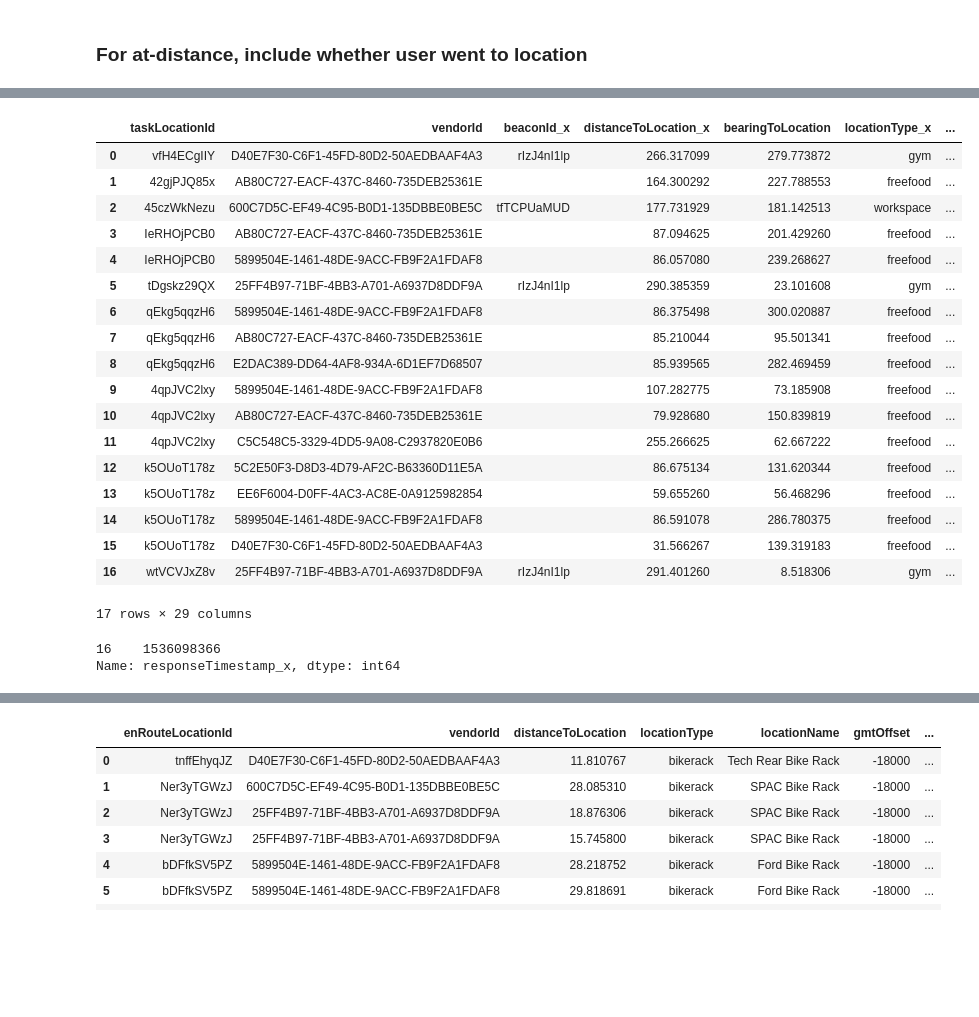
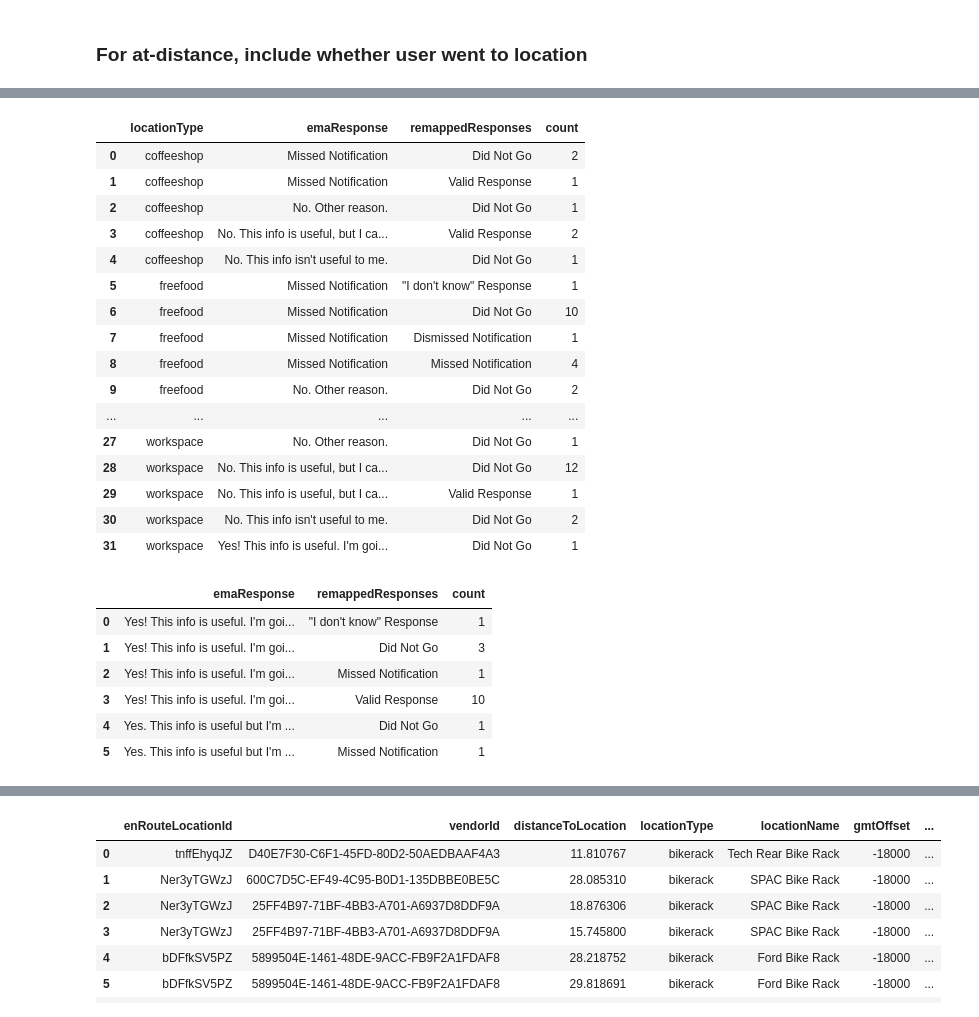
Before and after one commit to NUDelta/les-study-analysis, a Jupyter notebook: su2018/4X-summer-study-analysis.ipynb, the cells around one changed output, grey strips where cells are left out. Cells and saved outputs as stored; diff of their text form; code cells hidden in the pictures; blank space fills up the shorter version.

Commit message:
more robust calculation for expand going to location

```diff
--- a/su2018/4X-summer-study-analysis.ipynb
+++ b/su2018/4X-summer-study-analysis.ipynb
@@ -489,3 +554,8 @@ atdist['date'] = pd.to_datetime(atdist['notificationTimestamp'] + atdist['gmtOff
 atdist['week'] = atdist['date'].apply(lambda x: 'Week 1' if x < mid_time_date.date() else 'Week 2')
 # %% [markdown]
 ### For at-distance, include whether user went to location
+# %%
+# eXpand providing more data at location overall
+atdist_didgo_overall = merge_atdist_atloc(deepcopy(atdist), deepcopy(atloc))
+atdist_didgo_overall['time_diff_seconds'] = (atdist_didgo_overall['atloc_notificationTimestamp'].fillna(0) - atdist_didgo_overall['atdist_responseTimestamp']).astype(int)
+atdist_didgo_overall['time_diff_minutes'] = atdist_didgo_overall['time_diff_seconds'] / 60
@@ -492,31 +591,32 @@ atdist['week'] = atdist['date'].apply(lambda x: 'Week 1' if x < mid_time_date.da
+# %%
+atdist_didgo_overall.groupby(['locationType', 'emaResponse', 'remappedResponses'])['remappedResponses'].count().reset_index(name='count')
+# %% [output]
+|  | locationType | emaResponse | remappedResponses | count |
+| 0 | coffeeshop | Missed Notification | Did Not Go | 2 |
+| 1 | coffeeshop | Missed Notification | Valid Response | 1 |
+| 2 | coffeeshop | No. Other reason. | Did Not Go | 1 |
+| 3 | coffeeshop | No. This info is useful, but I ca... | Valid Response | 2 |
+| 4 | coffeeshop | No. This info isn't useful to me. | Did Not Go | 1 |
+| 5 | freefood | Missed Notification | "I don't know" Response | 1 |
+| 6 | freefood | Missed Notification | Did Not Go | 10 |
+| 7 | freefood | Missed Notification | Dismissed Notification | 1 |
+| 8 | freefood | Missed Notification | Missed Notification | 4 |
+| 9 | freefood | No. Other reason. | Did Not Go | 2 |
+| ... | ... | ... | ... | ... |
+| 27 | workspace | No. Other reason. | Did Not Go | 1 |
+| 28 | workspace | No. This info is useful, but I ca... | Did Not Go | 12 |
+| 29 | workspace | No. This info is useful, but I ca... | Valid Response | 1 |
+| 30 | workspace | No. This info isn't useful to me. | Did Not Go | 2 |
+| 31 | workspace | Yes! This info is useful. I'm goi... | Did Not Go | 1 |
 # %%
-# eXpand providing more data at location overall
-atdist_overall_moreinfo = atdist[atdist['emaResponse'].isin(["Yes! This info is useful. I'm going to go there.", "Yes. This info is useful but I'm already going there."])]
-atdist_overall_moreinfo = atdist_overall_moreinfo.merge(atloc, how='left', on=['vendorId', 'taskLocationId'])
-atdist_overall_moreinfo['remappedResponses'].fillna(value='Did Not Go', inplace=True)
-atdist_overall_moreinfo
+# analyze only cases where user said yes
+atdist_didgo_yes = atdist_didgo_overall[atdist_didgo_overall['emaResponse'].isin(["Yes! This info is useful. I'm going to go there.", "Yes. This info is useful but I'm already going there."])]
+atdist_didgo_yes.groupby(['emaResponse', 'remappedResponses'])['remappedResponses'].count().reset_index(name='count')
 # %% [output]
-|  | taskLocationId | vendorId | beaconId_x | distanceToLocation_x | bearingToLocation | locationType_x | ... |
-| 0 | vfH4ECgIIY | D40E7F30-C6F1-45FD-80D2-50AEDBAAF4A3 | rIzJ4nI1lp | 266.317099 | 279.773872 | gym | ... |
-| 1 | 42gjPJQ85x | AB80C727-EACF-437C-8460-735DEB25361E |  | 164.300292 | 227.788553 | freefood | ... |
-| 2 | 45czWkNezu | 600C7D5C-EF49-4C95-B0D1-135DBBE0BE5C | tfTCPUaMUD | 177.731929 | 181.142513 | workspace | ... |
-| 3 | IeRHOjPCB0 | AB80C727-EACF-437C-8460-735DEB25361E |  | 87.094625 | 201.429260 | freefood | ... |
-| 4 | IeRHOjPCB0 | 5899504E-1461-48DE-9ACC-FB9F2A1FDAF8 |  | 86.057080 | 239.268627 | freefood | ... |
-| 5 | tDgskz29QX | 25FF4B97-71BF-4BB3-A701-A6937D8DDF9A | rIzJ4nI1lp | 290.385359 | 23.101608 | gym | ... |
-| 6 | qEkg5qqzH6 | 5899504E-1461-48DE-9ACC-FB9F2A1FDAF8 |  | 86.375498 | 300.020887 | freefood | ... |
-| 7 | qEkg5qqzH6 | AB80C727-EACF-437C-8460-735DEB25361E |  | 85.210044 | 95.501341 | freefood | ... |
-| 8 | qEkg5qqzH6 | E2DAC389-DD64-4AF8-934A-6D1EF7D68507 |  | 85.939565 | 282.469459 | freefood | ... |
-| 9 | 4qpJVC2lxy | 5899504E-1461-48DE-9ACC-FB9F2A1FDAF8 |  | 107.282775 | 73.185908 | freefood | ... |
-| 10 | 4qpJVC2lxy | AB80C727-EACF-437C-8460-735DEB25361E |  | 79.928680 | 150.839819 | freefood | ... |
-| 11 | 4qpJVC2lxy | C5C548C5-3329-4DD5-9A08-C2937820E0B6 |  | 255.266625 | 62.667222 | freefood | ... |
-| 12 | k5OUoT178z | 5C2E50F3-D8D3-4D79-AF2C-B63360D11E5A |  | 86.675134 | 131.620344 | freefood | ... |
-| 13 | k5OUoT178z | EE6F6004-D0FF-4AC3-AC8E-0A9125982854 |  | 59.655260 | 56.468296 | freefood | ... |
-| 14 | k5OUoT178z | 5899504E-1461-48DE-9ACC-FB9F2A1FDAF8 |  | 86.591078 | 286.780375 | freefood | ... |
-| 15 | k5OUoT178z | D40E7F30-C6F1-45FD-80D2-50AEDBAAF4A3 |  | 31.566267 | 139.319183 | freefood | ... |
-| 16 | wtVCVJxZ8v | 25FF4B97-71BF-4BB3-A701-A6937D8DDF9A | rIzJ4nI1lp | 291.401260 | 8.518306 | gym | ... |
+|  | emaResponse | remappedResponses | count |
+| 0 | Yes! This info is useful. I'm goi... | "I don't know" Response | 1 |
+| 1 | Yes! This info is useful. I'm goi... | Did Not Go | 3 |
+| 2 | Yes! This info is useful. I'm goi... | Missed Notification | 1 |
+| 3 | Yes! This info is useful. I'm goi... | Valid Response | 10 |
+| 4 | Yes. This info is useful but I'm ... | Did Not Go | 1 |
+| 5 | Yes. This info is useful but I'm ... | Missed Notification | 1 |
-17 rows × 29 columns
-# %%
-atdist_overall_moreinfo.tail(1)['responseTimestamp_x']
-# %% [output]
-16    1536098366
-Name: responseTimestamp_x, dtype: int64
```
Also changed, not shown: parts of 38 cells of this notebook, 1 other file.
